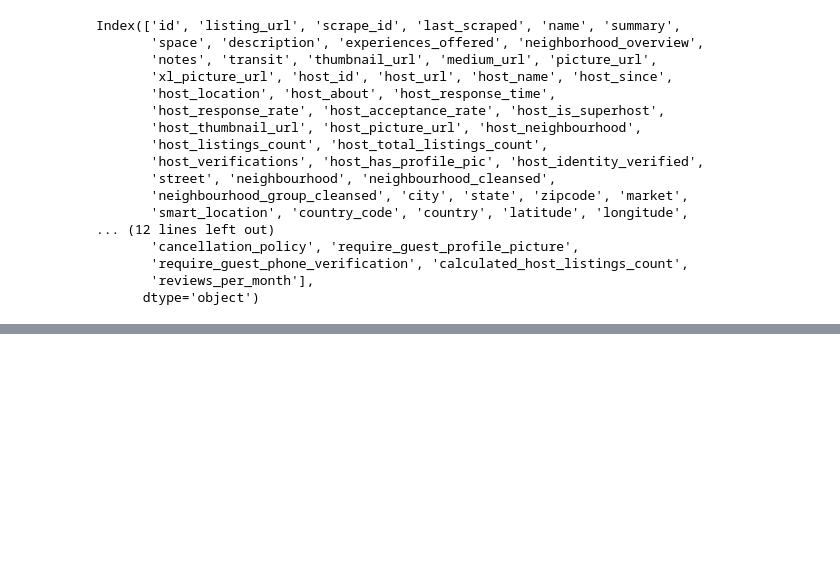
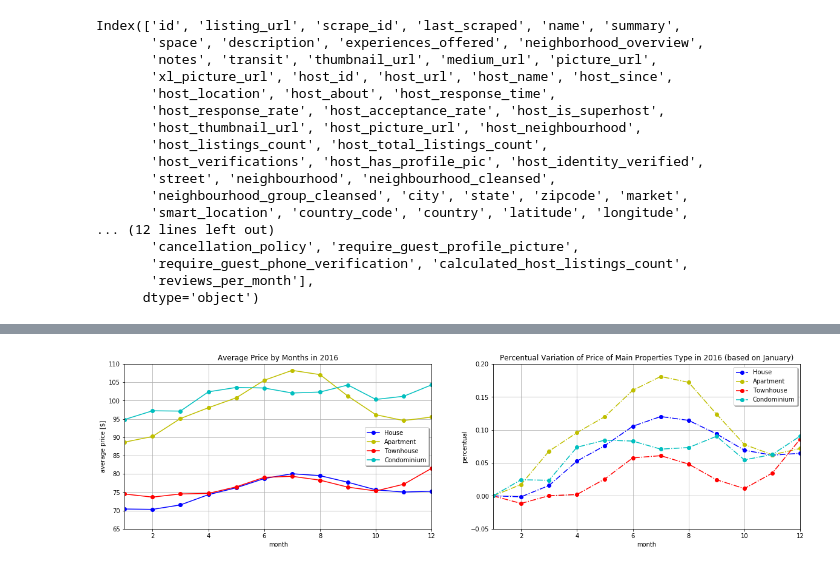
Before and after one commit to MarceloArrais/udacity-datascientist-nanodegree, a Jupyter notebook: Seattle_AirBnB.ipynb, the cells around one changed output, grey strips where cells are left out. Drawn from its saved outputs; the diff is of its cells as text; code cells hidden in the pictures; blank space fills up the shorter version.

```diff
--- a/Seattle_AirBnB.ipynb
+++ b/Seattle_AirBnB.ipynb
@@ -74,7 +44,0 @@ df_analysis['bedrooms_price'] = df_analysis['price'] / df_analysis['bedrooms']
-# %%
-df_plot = df_analysis.groupby(['property_type', 'month'])['bedrooms_price'].mean()
-#df_plot1 = pd.DataFrame(df_plot['House']).reset_index()
-#df_plot1['prec_raise'] = (df_plot1['bedrooms_price'] - df_plot1.iloc[0,1]) / df_plot1['bedrooms_price']
-
-#y = list(df_plot1['bedrooms_price'])
-#y
@@ -103,0 +75,10 @@ AttributeError: module 'matplotlib.pyplot' has no attribute 'fig'
+# %%
+#Creating the DataFrame which will be analised later
+df_1_analysis = pd.merge(df_cld, df_lst.loc[:, ['listing_id', 'property_type', 'room_type', 'bedrooms', 'beds']], on = 'listing_id', how = 'left')
+
+#Treatment of data from DataFrame created in previous step
+df_1_analysis['bedrooms'] = df_1_analysis['bedrooms'].replace(0, df_1_analysis['bedrooms'].mean())
+df_1_analysis['beds'] = df_1_analysis['beds'].replace(0, df_1_analysis['beds'].mean())
+df_1_analysis['bedrooms_price'] = df_1_analysis['price'] / df_1_analysis['bedrooms']
+df_1_analysis['beds_price'] = df_1_analysis['price'] / df_1_analysis['beds']
+df_1_analysis.head()
@@ -103,0 +114,47 @@ AttributeError: module 'matplotlib.pyplot' has no attribute 'fig'
+# %%
+#Plotting Section
+
+#Groupping the df_1_analysis in order to plot
+#df_1_analysis_grp = df_1_analysis.groupby(['property_type', 'month'])['bedrooms_price'].mean()
+df_1_analysis_grp = df_1_analysis.groupby(['property_type', 'month'])['beds_price'].mean()
+
+#Dictionary for help formatting each linestyle
+dic_fmt = {1 : 'bo-', 2 : 'yo-', 3 : 'ro-', 4 : 'co-',
+           5 : 'bo-.', 6 : 'yo-.', 7 : 'ro-.', 8 : 'co-.'}
+
+#Creating variable that will support the plotting
+fig, graph = plt.subplots(1, 2)
+count = 1
+
+#Inputting of data
+for prop_type in list(df_prop_type.index[:4]):
+    df_plot = pd.DataFrame(df_1_analysis_grp[prop_type]).reset_index()
+    #df_plot['prec_raise'] = (df_plot['bedrooms_price'] - df_plot.iloc[0,1]) / df_plot['bedrooms_price']
+    df_plot['prec_raise'] = (df_plot['beds_price'] - df_plot.iloc[0,1]) / df_plot['beds_price']
+
+    x= list(df_plot['month'])
+    #y1= list(df_plot['bedrooms_price'])
+    y1= list(df_plot['beds_price'])
+    y2= list(df_plot['prec_raise'])
+
+    graph[0].plot(x,y1, dic_fmt[count], label = prop_type)
+    graph[1].plot(x,y2, dic_fmt[count+4], label = prop_type)
+
+    count += 1
+
+#Setting of charts
+fig.set_size_inches(20, 5)
+graph[0].legend(shadow = True)
+graph[0].set(xlabel = 'month', ylabel = 'average price [$]',
+             title = 'Average Price by Months in 2016',
+             xlim = [1, 12], ylim=[65, 110]) #ylim=[65, 115] beds
+graph[1].legend(shadow = True)
+graph[1].set(xlabel = 'month', ylabel = 'percentual',
+             title = 'Percentual Variation of Price of Main Properties Type in 2016 (based on January)',
+             xlim = [1, 12], ylim=[-0.05, 0.2])
+graph[0].grid()
+graph[1].grid()
+
+plt.show()
+# %% [output]
+[figure, added]
```
Also changed, not shown: parts of 30 cells of this notebook.
